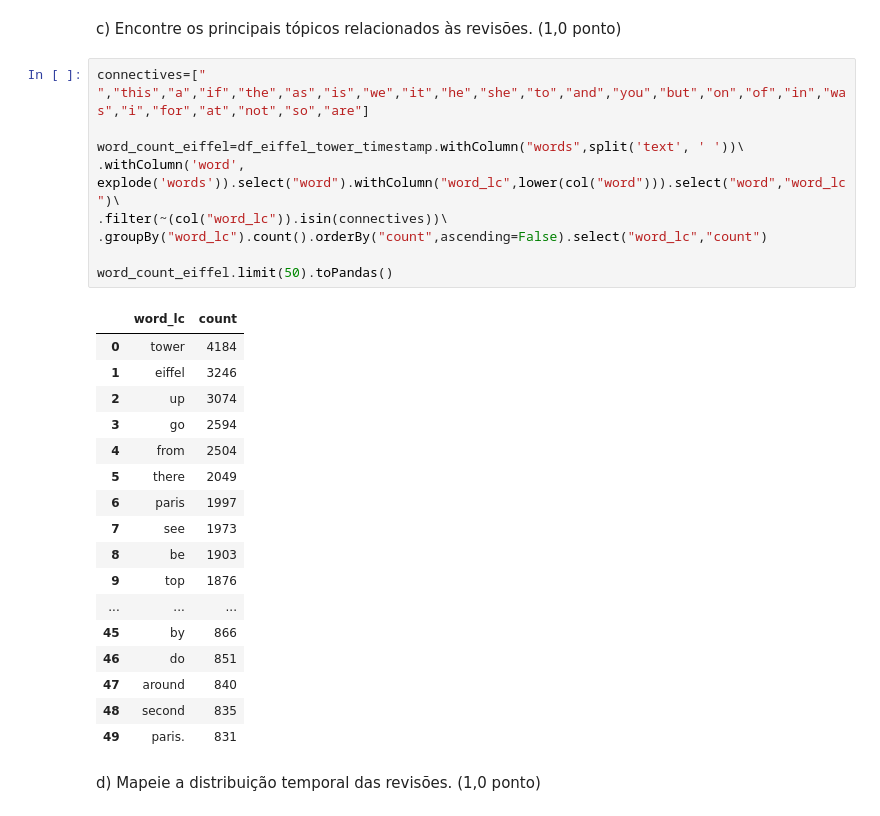
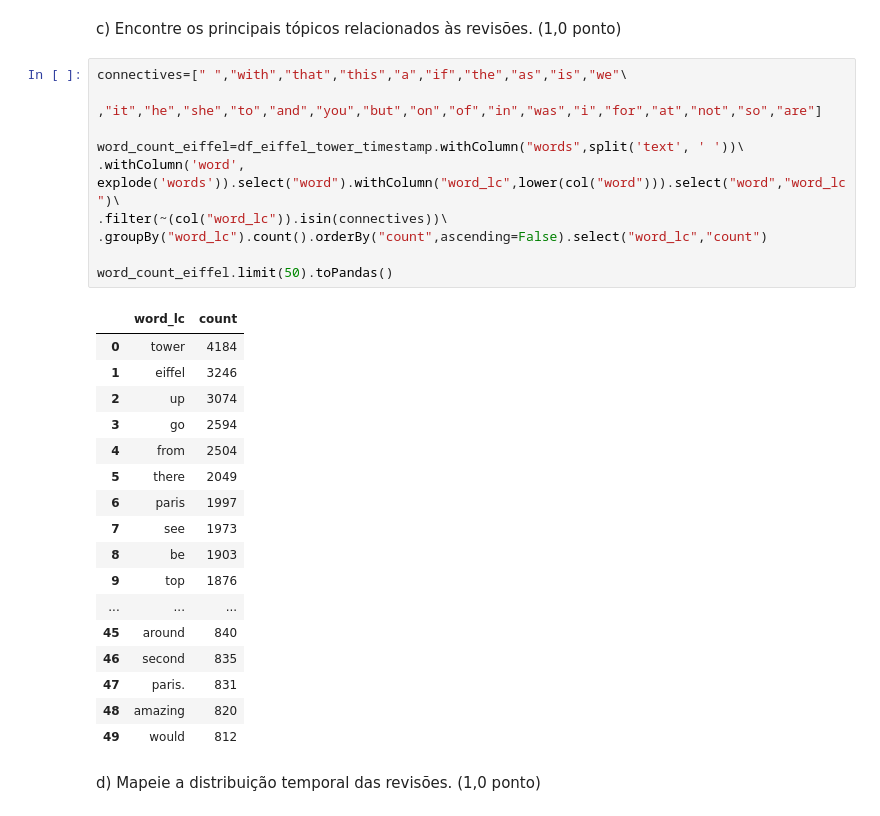
Before and after one commit to VicMisael/MapReduceNuvem2022, a Jupyter notebook: MapReduce.ipynb, the cells around one changed output. Drawn from its saved outputs; the diff is of its cells as text.

```diff
--- a/MapReduce.ipynb
+++ b/MapReduce.ipynb
@@ -392,32 +401,33 @@ parsed_phrases_ngram.toPandas()
 # %% [markdown]
 c) Encontre os principais tópicos relacionados às revisões. (1,0 ponto)
 # %%
-connectives=[" ","this","a","if","the","as","is","we","it","he","she","to","and","you","but","on","of","in","was","i","for","at","not","so","are"]
+connectives=[" ","with","that","this","a","if","the","as","is","we"\
+             ,"it","he","she","to","and","you","but","on","of","in","was","i","for","at","not","so","are"]
 
 word_count_eiffel=df_eiffel_tower_timestamp.withColumn("words",split('text', ' '))\
 .withColumn('word', explode('words')).select("word").withColumn("word_lc",lower(col("word"))).select("word","word_lc")\
 .filter(~(col("word_lc")).isin(connectives))\
 .groupBy("word_lc").count().orderBy("count",ascending=False).select("word_lc","count")
 
 word_count_eiffel.limit(50).toPandas()
 # %% [output]
 |  | word_lc | count |
 | 0 | tower | 4184 |
 | 1 | eiffel | 3246 |
 | 2 | up | 3074 |
 | 3 | go | 2594 |
 | 4 | from | 2504 |
 | 5 | there | 2049 |
 | 6 | paris | 1997 |
 | 7 | see | 1973 |
 | 8 | be | 1903 |
 | 9 | top | 1876 |
 | ... | ... | ... |
-| 45 | by | 866 |
-| 46 | do | 851 |
-| 47 | around | 840 |
-| 48 | second | 835 |
-| 49 | paris. | 831 |
+| 45 | around | 840 |
+| 46 | second | 835 |
+| 47 | paris. | 831 |
+| 48 | amazing | 820 |
+| 49 | would | 812 |
 # %% [markdown]
 d) Mapeie a distribuição temporal das revisões. (1,0 ponto)
 # %%
```
Also changed, not shown: parts of 9 cells of this notebook.
